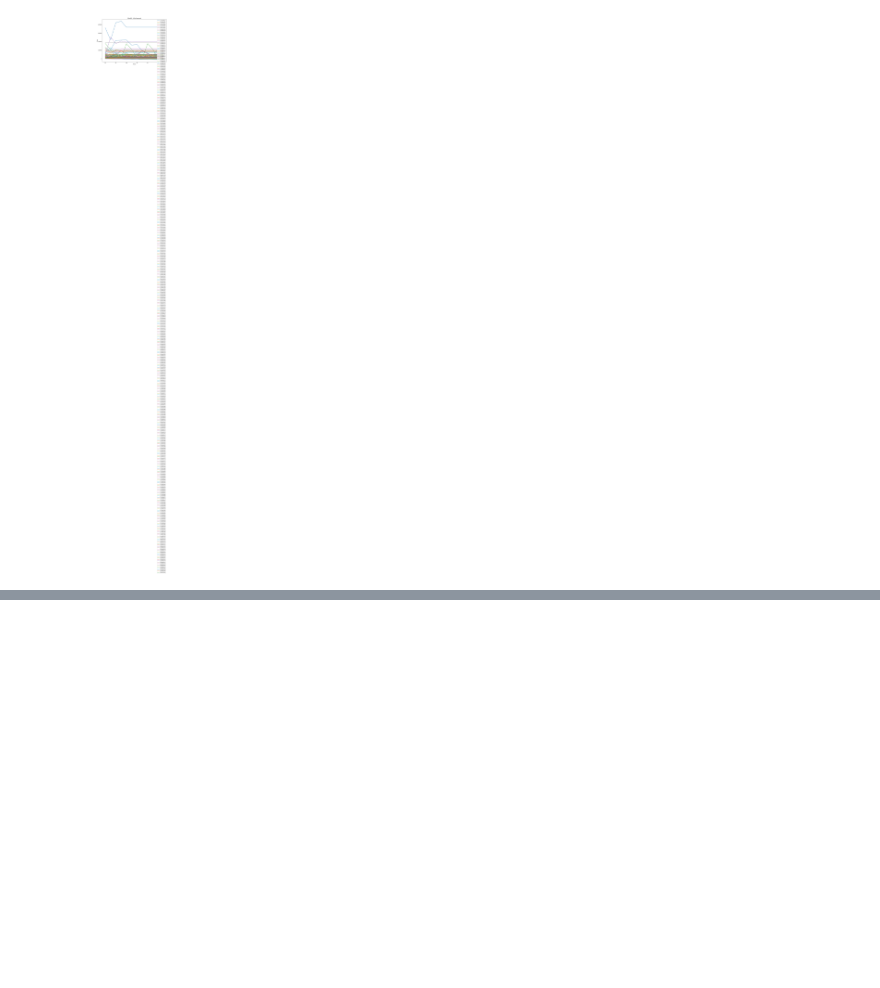
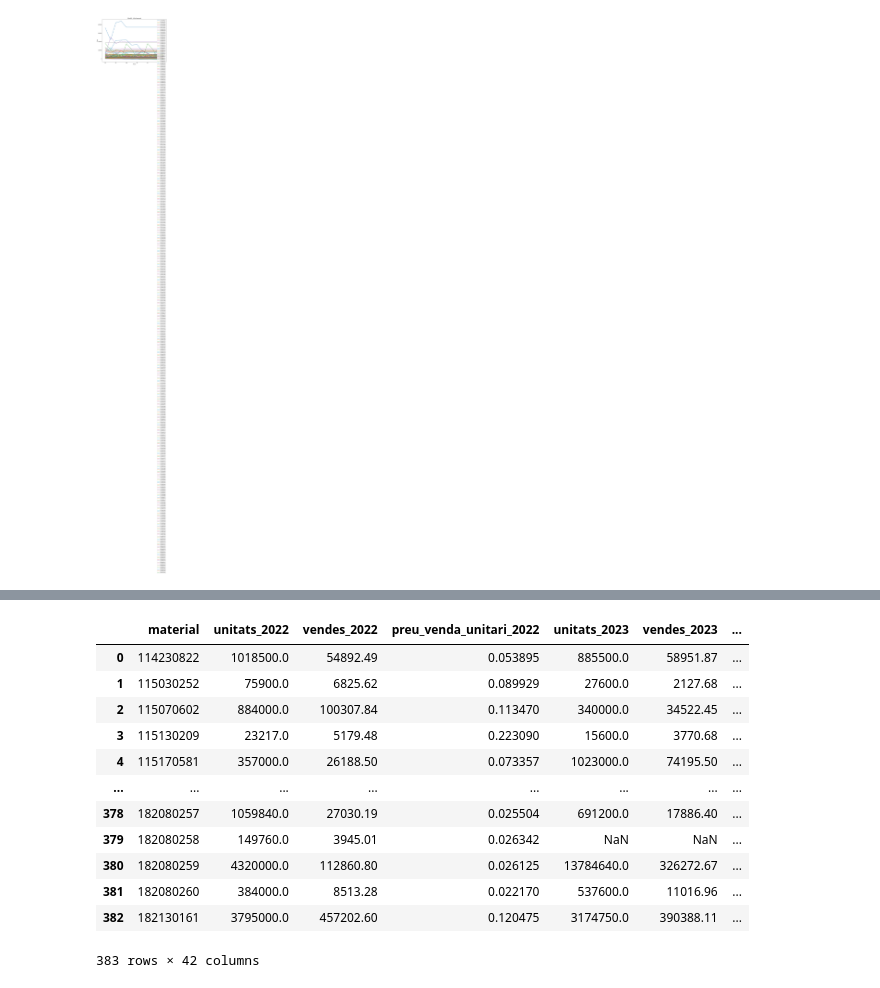
Before and after one commit to caiselvas/challenge-auditoria, a Jupyter notebook: monthly_ts/arima.ipynb, the cells around one changed output, grey strips where cells are left out. Saved outputs shown, nothing was run; the diff lists cells and outputs as text; code cells hidden in the pictures; blank space fills up the shorter version.

```diff
--- a/monthly_ts/arima.ipynb
+++ b/monthly_ts/arima.ipynb
@@ -123,2 +141,7 @@ SyntaxError: f-string: unmatched '[' (1780408536.py, line 15)
-# %%
-data.insert(-1, "Forecast_index", forecasts_values, True)
+# %%
+from sklearn.preprocessing import MinMaxScaler
+
+scaler = MinMaxScaler()
+indicators = scaler.fit_transform([[i] for i in indicators])
+# %%
+indicators2 = [i[0] for i in indicators]
@@ -124,0 +162,18 @@ data.insert(-1, "Forecast_index", forecasts_values, True)
+# %%
+data = data.assign(forecast_index = indicators2)
+# %%
+data.drop(["Unnamed: 0.1", "Unnamed: 0"], axis=1)
+# %% [output]
+|  | material | unitats_2022 | vendes_2022 | preu_venda_unitari_2022 | unitats_2023 | vendes_2023 | ... |
+| 0 | 114230822 | 1018500.0 | 54892.49 | 0.053895 | 885500.0 | 58951.87 | ... |
+| 1 | 115030252 | 75900.0 | 6825.62 | 0.089929 | 27600.0 | 2127.68 | ... |
+| 2 | 115070602 | 884000.0 | 100307.84 | 0.113470 | 340000.0 | 34522.45 | ... |
+| 3 | 115130209 | 23217.0 | 5179.48 | 0.223090 | 15600.0 | 3770.68 | ... |
+| 4 | 115170581 | 357000.0 | 26188.50 | 0.073357 | 1023000.0 | 74195.50 | ... |
+| ... | ... | ... | ... | ... | ... | ... | ... |
+| 378 | 182080257 | 1059840.0 | 27030.19 | 0.025504 | 691200.0 | 17886.40 | ... |
+| 379 | 182080258 | 149760.0 | 3945.01 | 0.026342 | NaN | NaN | ... |
+| 380 | 182080259 | 4320000.0 | 112860.80 | 0.026125 | 13784640.0 | 326272.67 | ... |
+| 381 | 182080260 | 384000.0 | 8513.28 | 0.022170 | 537600.0 | 11016.96 | ... |
+| 382 | 182130161 | 3795000.0 | 457202.60 | 0.120475 | 3174750.0 | 390388.11 | ... |
+383 rows × 42 columns
```
Also changed, not shown: parts of 5 cells of this notebook, 3 other files.
